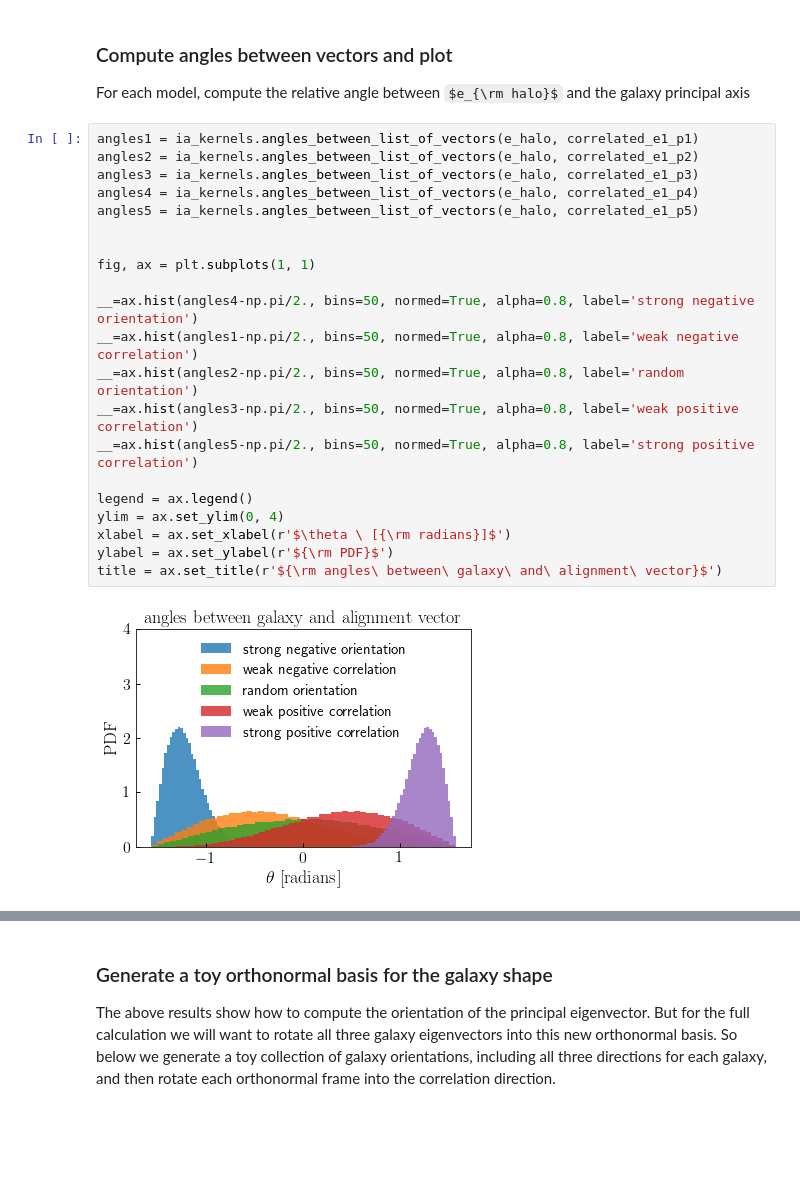
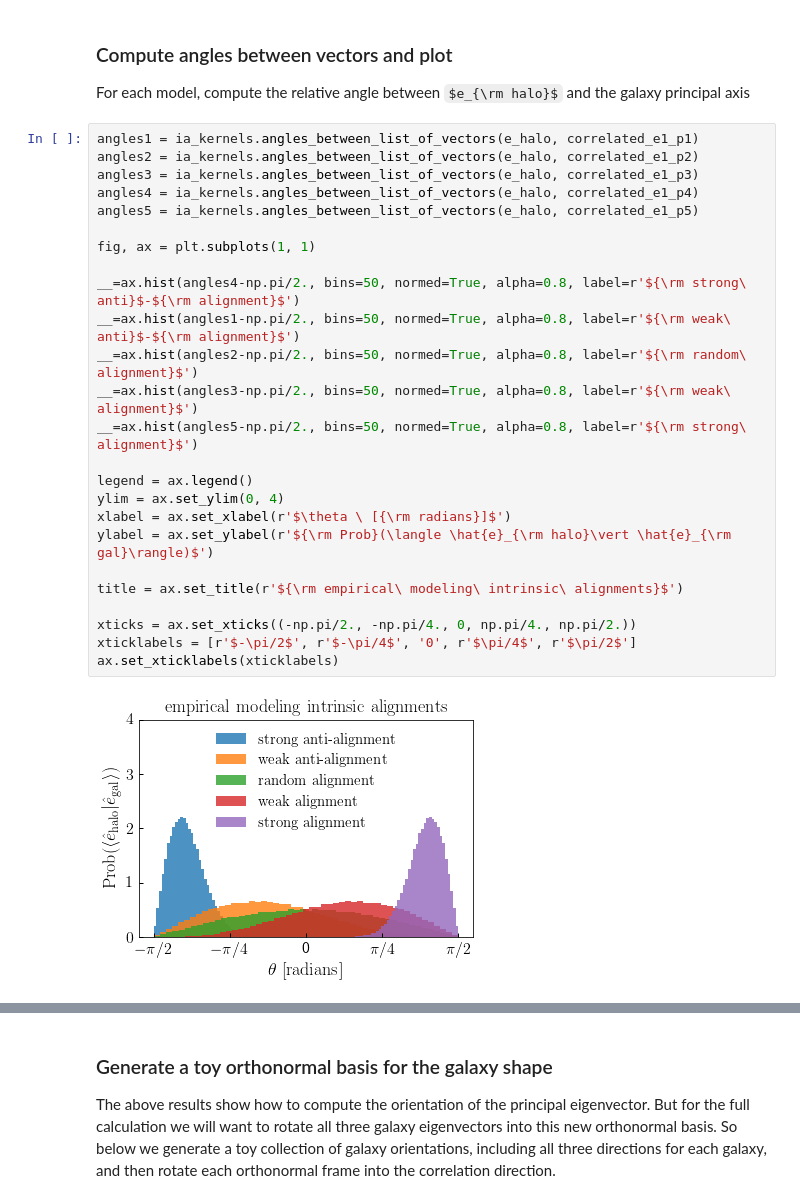
Before and after one commit to aphearin/ia_kernels, a Jupyter notebook: demo_ia_kernels.ipynb, the cells around one changed output, grey strips where cells are left out. Cells and saved outputs as stored; diff of their text form; some formulas as TeX source; blank space fills up the shorter version.

Commit message:
Updated notebook with better plot

```diff
--- a/demo_ia_kernels.ipynb
+++ b/demo_ia_kernels.ipynb
@@ -45,23 +45,27 @@ For each model, compute the relative angle between $e_{\rm halo}$ and the galaxy
 # %%
 angles1 = ia_kernels.angles_between_list_of_vectors(e_halo, correlated_e1_p1)
 angles2 = ia_kernels.angles_between_list_of_vectors(e_halo, correlated_e1_p2)
 angles3 = ia_kernels.angles_between_list_of_vectors(e_halo, correlated_e1_p3)
 angles4 = ia_kernels.angles_between_list_of_vectors(e_halo, correlated_e1_p4)
 angles5 = ia_kernels.angles_between_list_of_vectors(e_halo, correlated_e1_p5)
 
-
 fig, ax = plt.subplots(1, 1)
 
-__=ax.hist(angles4-np.pi/2., bins=50, normed=True, alpha=0.8, label='strong negative orientation')
-__=ax.hist(angles1-np.pi/2., bins=50, normed=True, alpha=0.8, label='weak negative correlation')
-__=ax.hist(angles2-np.pi/2., bins=50, normed=True, alpha=0.8, label='random orientation')
-__=ax.hist(angles3-np.pi/2., bins=50, normed=True, alpha=0.8, label='weak positive correlation')
-__=ax.hist(angles5-np.pi/2., bins=50, normed=True, alpha=0.8, label='strong positive correlation')
+__=ax.hist(angles4-np.pi/2., bins=50, normed=True, alpha=0.8, label=r'${\rm strong\ anti}$-${\rm alignment}$')
+__=ax.hist(angles1-np.pi/2., bins=50, normed=True, alpha=0.8, label=r'${\rm weak\ anti}$-${\rm alignment}$')
+__=ax.hist(angles2-np.pi/2., bins=50, normed=True, alpha=0.8, label=r'${\rm random\ alignment}$')
+__=ax.hist(angles3-np.pi/2., bins=50, normed=True, alpha=0.8, label=r'${\rm weak\ alignment}$')
+__=ax.hist(angles5-np.pi/2., bins=50, normed=True, alpha=0.8, label=r'${\rm strong\ alignment}$')
 
 legend = ax.legend()
 ylim = ax.set_ylim(0, 4)
 xlabel = ax.set_xlabel(r'$\theta \ [{\rm radians}]$')
-ylabel = ax.set_ylabel(r'${\rm PDF}$')
-title = ax.set_title(r'${\rm angles\ between\ galaxy\ and\ alignment\ vector}$')
+ylabel = ax.set_ylabel(r'${\rm Prob}(\langle \hat{e}_{\rm halo}\vert \hat{e}_{\rm gal}\rangle)$')
+
+title = ax.set_title(r'${\rm empirical\ modeling\ intrinsic\ alignments}$')
+
+xticks = ax.set_xticks((-np.pi/2., -np.pi/4., 0, np.pi/4., np.pi/2.))
+xticklabels = [r'$-\pi/2$', r'$-\pi/4$', '0', r'$\pi/4$', r'$\pi/2$']
+ax.set_xticklabels(xticklabels)
 # %% [output]
-[figure, old version]
+[figure, new version]
```
Also changed, not shown: parts of 1 cell of this notebook.
